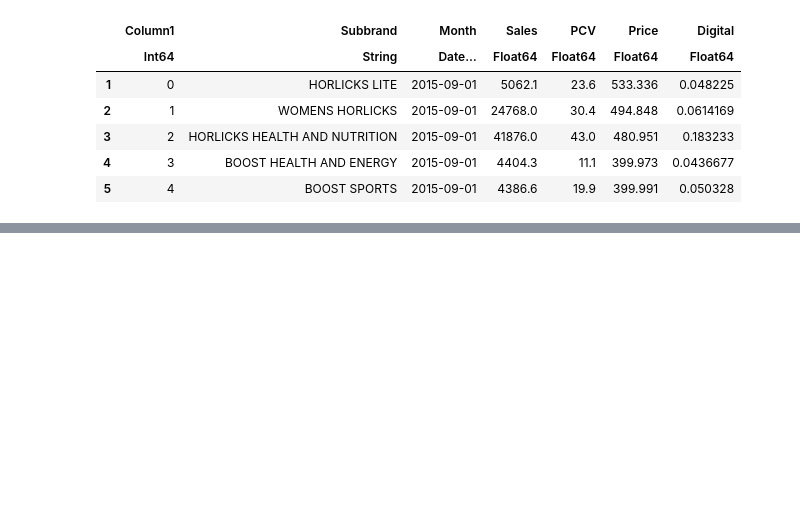
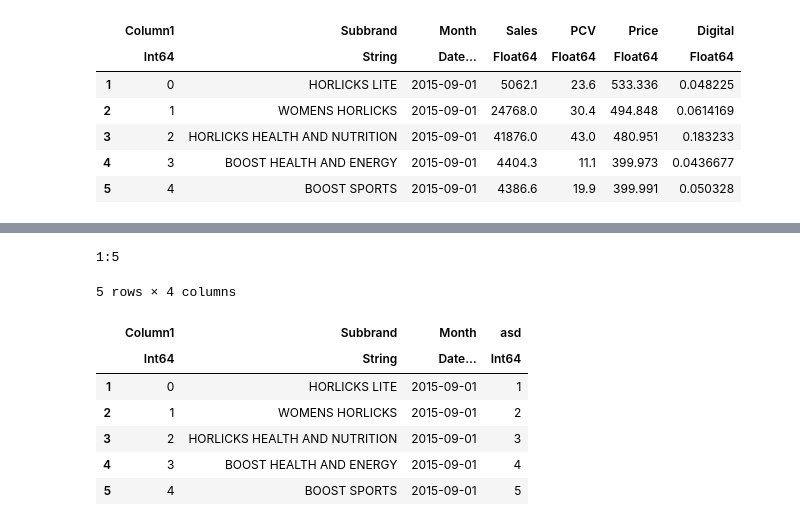
Before and after one commit to Nihal-197/julia---HackerEarth-Problems-Data-Science, a Jupyter notebook: Data Manipulation and Visualization/Data Manipulation and Visualization.ipynb, the cells around one changed output, grey strips where cells are left out. Saved outputs shown, nothing was run; the diff lists cells and outputs as text; code cells hidden in the pictures; blank space fills up the shorter version.

```diff
--- a/Data Manipulation and Visualization/Data Manipulation and Visualization.ipynb
+++ b/Data Manipulation and Visualization/Data Manipulation and Visualization.ipynb
@@ -451,0 +474,2 @@ first(iris, 5)
+# %%
+dfn = first(iris, 5)[:, 1:3]
@@ -451,0 +485,15 @@ first(iris, 5)
+# %%
+dfn[!,:asd] = 1:5 #fastest way to add new column in julia
+# %% [output]
+1:5
+# %%
+dfn
+# %% [output]
+5 rows × 4 columns
+|  | Column1 | Subbrand | Month | asd |
+|  | Int64 | String | Date… | Int64 |
+| 1 | 0 | HORLICKS LITE | 2015-09-01 | 1 |
+| 2 | 1 | WOMENS HORLICKS | 2015-09-01 | 2 |
+| 3 | 2 | HORLICKS HEALTH AND NUTRITION | 2015-09-01 | 3 |
+| 4 | 3 | BOOST HEALTH AND ENERGY | 2015-09-01 | 4 |
+| 5 | 4 | BOOST SPORTS | 2015-09-01 | 5 |
```
Also changed, not shown: parts of 6 cells of this notebook.
